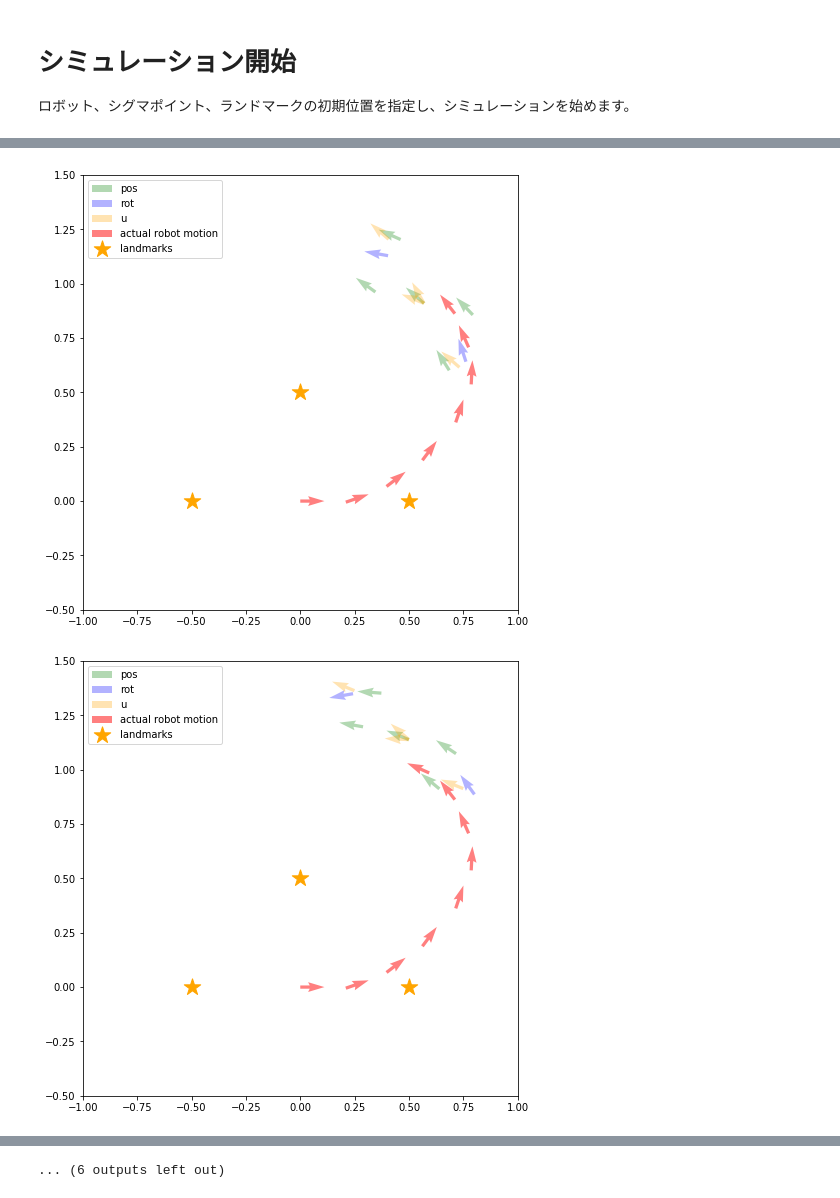
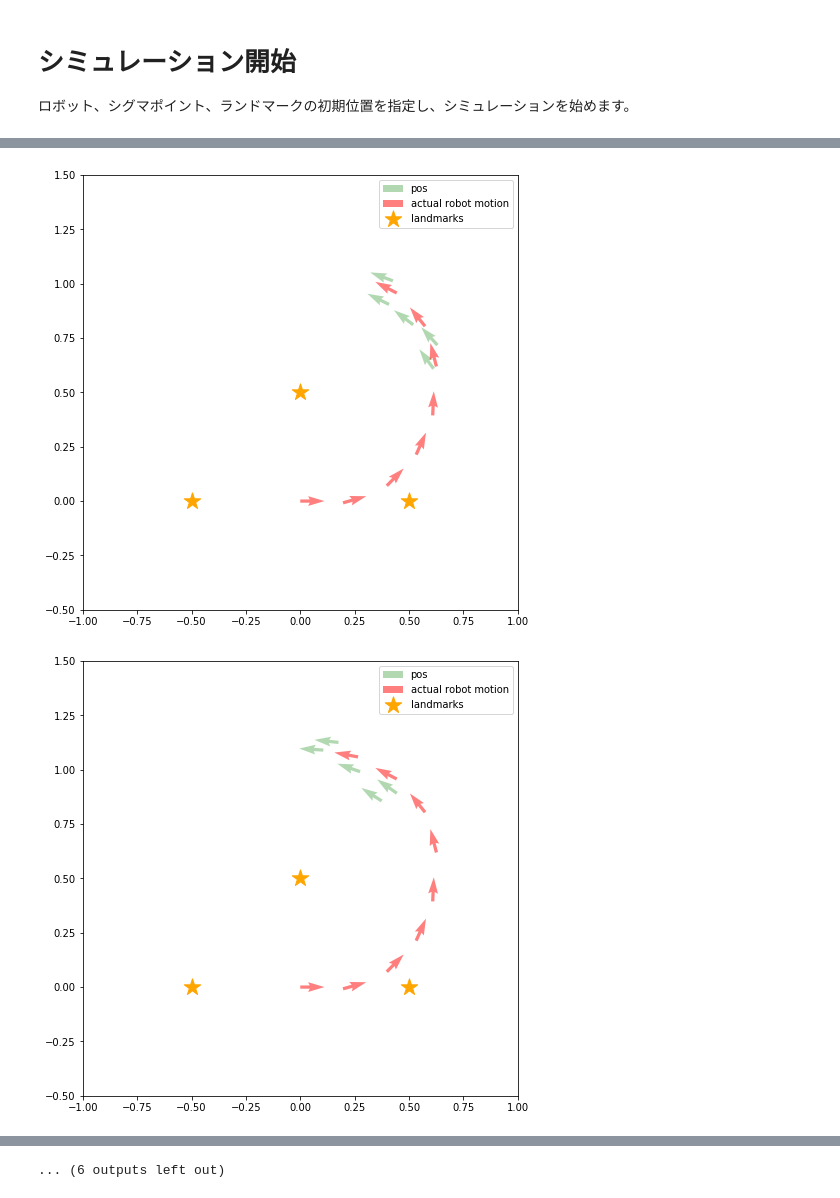
Before and after one commit to Kuwamai/probrobo_note, a Jupyter notebook: unscented_kalman_filter/2D_unscented_kalman_filter.ipynb, the cells around one changed output, grey strips where cells are left out. Cells and saved outputs as stored; diff of their text form; code cells hidden in the pictures.

```diff
--- a/unscented_kalman_filter/2D_unscented_kalman_filter.ipynb
+++ b/unscented_kalman_filter/2D_unscented_kalman_filter.ipynb
@@ -169,13 +169,13 @@ class UKF:
         alpha = 0.1
 
         # 移動の共分散行列
-        M_t = np.sqrt(np.array([[alpha * fw ** 2 + alpha * rot ** 2,0],
+        sqrted_M_t = np.sqrt(np.array([[alpha * fw ** 2 + alpha * rot ** 2,0],
                                 [0,alpha * fw ** 2 + alpha * rot ** 2]]))
 
         # 観測の共分散行列
         # ランドマークごとに異なるため、observationメソッドで生成される
         # ここでは一旦0を保存
-        Q_t = np.array([[0,0],
+        sqrted_Q_t = np.array([[0,0],
                         [0,0]])
 
         '''
@@ -190,9 +190,9 @@ class UKF:
                              sigma_3])
         '''
 
-        self.V_x = scipy.linalg.sqrtm(self.V_x)
+        self.sqrted_V_x = scipy.linalg.sqrtm(self.V_x)
 
-        V_a = np.r_[np.c_[self.V_x, np.zeros([3,4])], np.c_[np.zeros([2,3]), M_t, np.zeros([2,2])], np.c_[np.zeros([2,5]), Q_t]]
+        sqrted_V_a = np.r_[np.c_[self.sqrted_V_x, np.zeros([3,4])], np.c_[np.zeros([2,3]), sqrted_M_t, np.zeros([2,2])], np.c_[np.zeros([2,5]), sqrted_Q_t]]
 
         #シグマポイントの更新
         sp_a = np.r_[self.mean_x, self.sp_u, self.sp_z]
@@ -203,8 +203,8 @@ class UKF:
             sp_p = np.c_[sp_p, sp_a]
             sp_n = np.c_[sp_n, sp_a]
 
-        sp_p = sp_p + self.gamma * V_a
-        sp_n = sp_n - self.gamma * V_a
+        sp_p = sp_p + self.gamma * sqrted_V_a
+        sp_n = sp_n - self.gamma * sqrted_V_a
 
         self.sp_a = np.c_[sp_a, sp_p, sp_n]
 
@@ -304,10 +304,6 @@ class UKF:
 
     #描画関数
     def draw(self):
-
-        #012345678901234
-        #mxytfrddxytfrdd
-
         xy = np.c_[self.sp_a[0:3,0:3],self.sp_a[0:3,8:10]]
         xs = [e[0] for e in xy.T]
         ys = [e[1] for e in xy.T]
@@ -316,6 +312,7 @@ class UKF:
 
         plt.quiver(xs,ys,vxs,vys,color="green",label="pos",alpha=0.3)
 
+        '''
         xy = np.c_[self.sp_a[0:3,3:4],self.sp_a[0:3,10:11]]
         xs = [e[0] for e in xy.T]
         ys = [e[1] for e in xy.T]
@@ -332,12 +329,13 @@ class UKF:
 
         plt.quiver(xs,ys,vxs,vys,color="orange",label="u",alpha=0.3)
 
-        #xs = [e[0] for e in self.sp_a[0:3,0:15].T]
-        #ys = [e[1] for e in self.sp_a[0:3,0:15].T]
-        #vxs = [math.cos(e[2]) for e in self.sp_a[0:3,0:15].T]
-        #vys = [math.sin(e[2]) for e in self.sp_a[0:3,0:15].T]
+        xs = [e[0] for e in self.sp_a[0:3,0:15].T]
+        ys = [e[1] for e in self.sp_a[0:3,0:15].T]
+        vxs = [math.cos(e[2]) for e in self.sp_a[0:3,0:15].T]
+        vys = [math.sin(e[2]) for e in self.sp_a[0:3,0:15].T]
 
-        #plt.quiver(xs,ys,vxs,vys,color="blue",label="sigma points",alpha=0.3)
+        plt.quiver(xs,ys,vxs,vys,color="blue",label="sigma points",alpha=0.3)
+        '''
 # %% [markdown]
 # 描画クラス
 シグマポイント、ロボット、ランドマークを順に描画します。
@@ -369,5 +367,6 @@ for i in range(1, 18):
     ukf.update_sp(0.2, math.pi / 180.0 * 20)   # シグマポイントの更新
     ukf.move(0.2, math.pi / 180.0 * 20)        # シグマポイントの移動
     ukf.filtering(robot, actual_landmarks)     # シグマポイントの観測、フィルタリング
+    ukf.update_sp(0.2, math.pi / 180.0 * 20)   # シグマポイントの更新
     draw(i)                                    # 描画
 # %% [output]
@@ -381,2 +380,2 @@ for i in range(1, 18):
-[figure, old version]
+[figure, new version]
-[figure, old version]
+[figure, new version]
```
Also changed, not shown: parts of 1 cell of this notebook.
